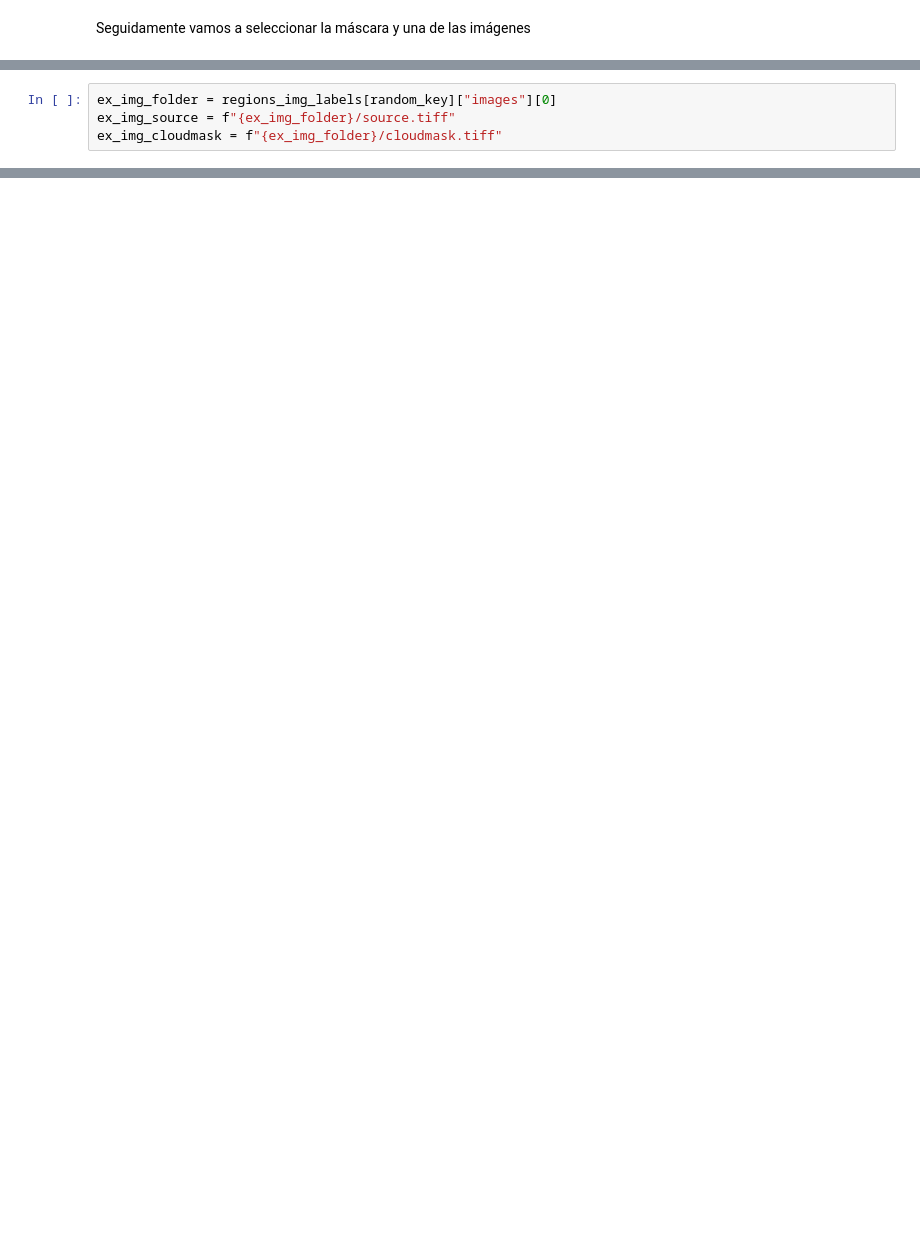
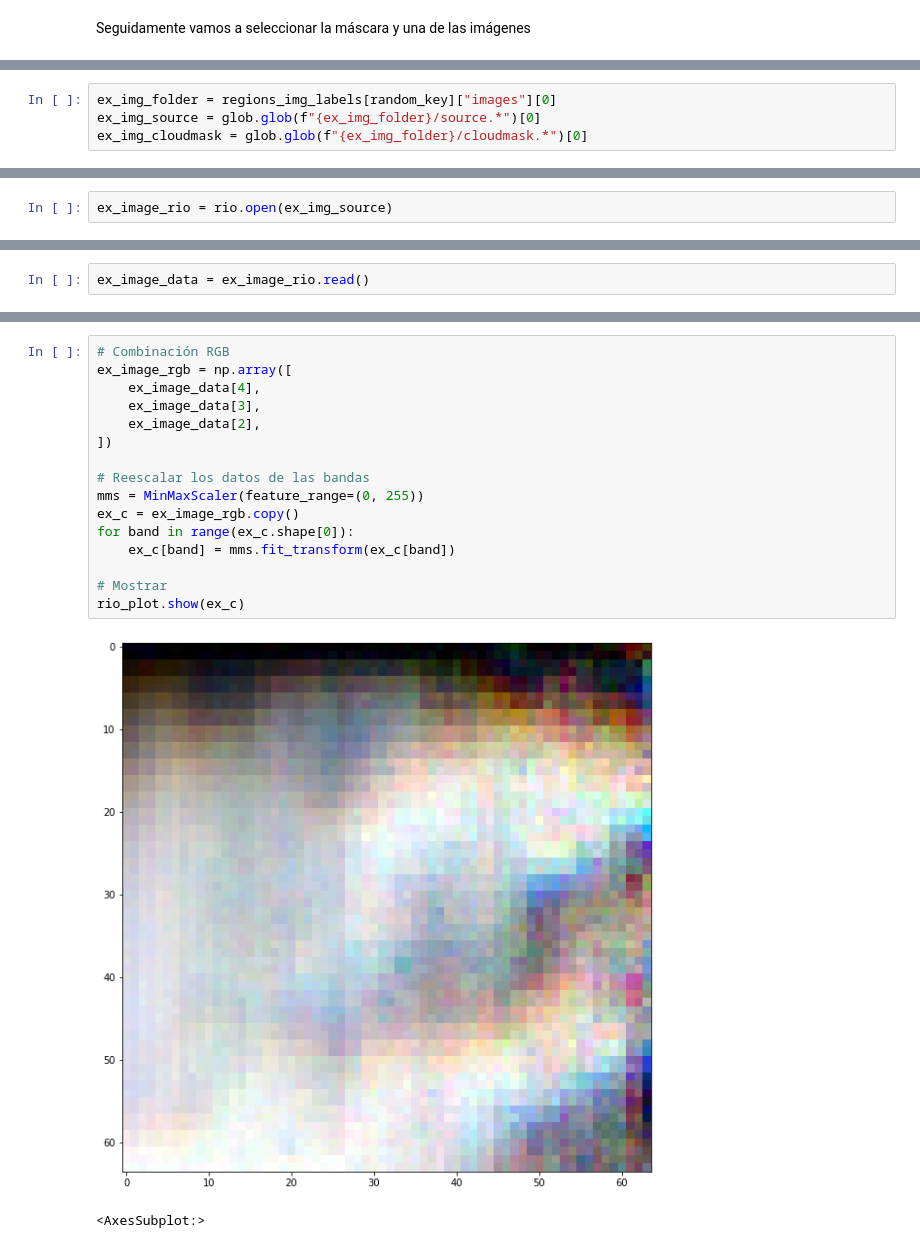
Before and after one commit to ggonzr/deep-learning-e2, a Jupyter notebook: notebook/entrega2.ipynb, the cells around one changed output, grey strips where cells are left out. Drawn from its saved outputs; the diff is of its cells as text; blank space fills up the shorter version.

Commit message:
Visualizacion de una imagen

```diff
--- a/notebook/entrega2.ipynb
+++ b/notebook/entrega2.ipynb
@@ -150,4 +151,4 @@ ex_mask = f"{ex_mask_folder}/labels.tiff"
 # %%
 ex_img_folder = regions_img_labels[random_key]["images"][0]
-ex_img_source = f"{ex_img_folder}/source.tiff"
-ex_img_cloudmask = f"{ex_img_folder}/cloudmask.tiff"
+ex_img_source = glob.glob(f"{ex_img_folder}/source.*")[0]
+ex_img_cloudmask = glob.glob(f"{ex_img_folder}/cloudmask.*")[0]
@@ -153,0 +200,2 @@ ex_img_cloudmask = f"{ex_img_folder}/cloudmask.tiff"
+# %%
+ex_image_rio = rio.open(ex_img_source)
@@ -153,0 +209,2 @@ ex_img_cloudmask = f"{ex_img_folder}/cloudmask.tiff"
+# %%
+ex_image_data = ex_image_rio.read()
@@ -153,0 +225,19 @@ ex_img_cloudmask = f"{ex_img_folder}/cloudmask.tiff"
+# %%
+# Combinación RGB
+ex_image_rgb = np.array([
+    ex_image_data[4],
+    ex_image_data[3],
+    ex_image_data[2],
+])
+
+# Reescalar los datos de las bandas
+mms = MinMaxScaler(feature_range=(0, 255))
+ex_c = ex_image_rgb.copy()
+for band in range(ex_c.shape[0]):
+    ex_c[band] = mms.fit_transform(ex_c[band])
+
+# Mostrar
+rio_plot.show(ex_c)
+# %% [output]
+[figure, added]
+<AxesSubplot:>
```
Also changed, not shown: parts of 23 cells of this notebook.
